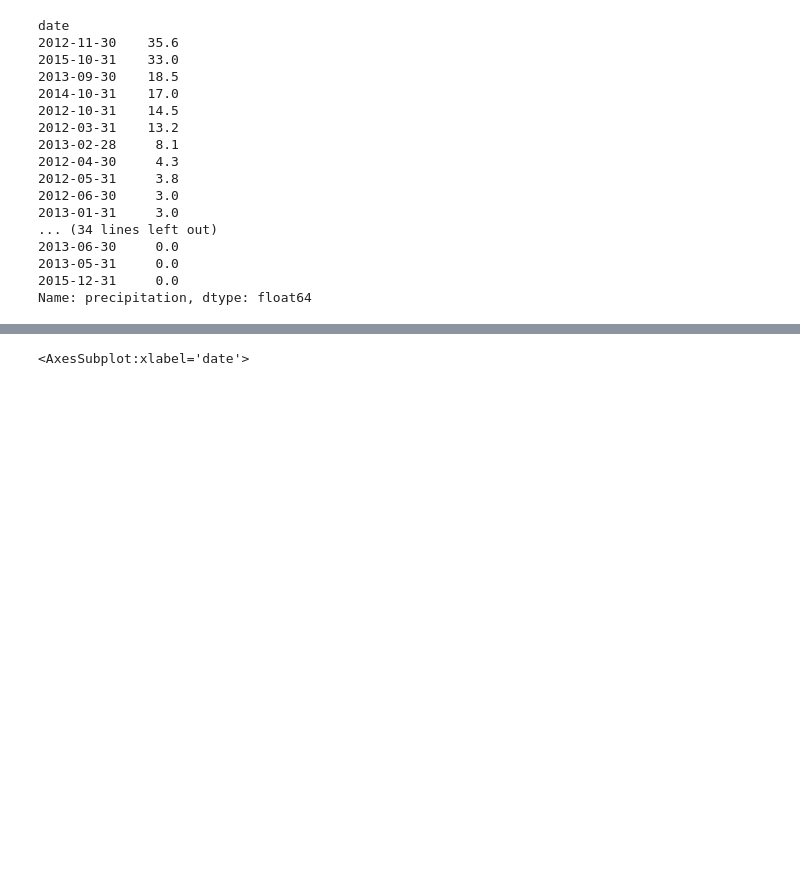
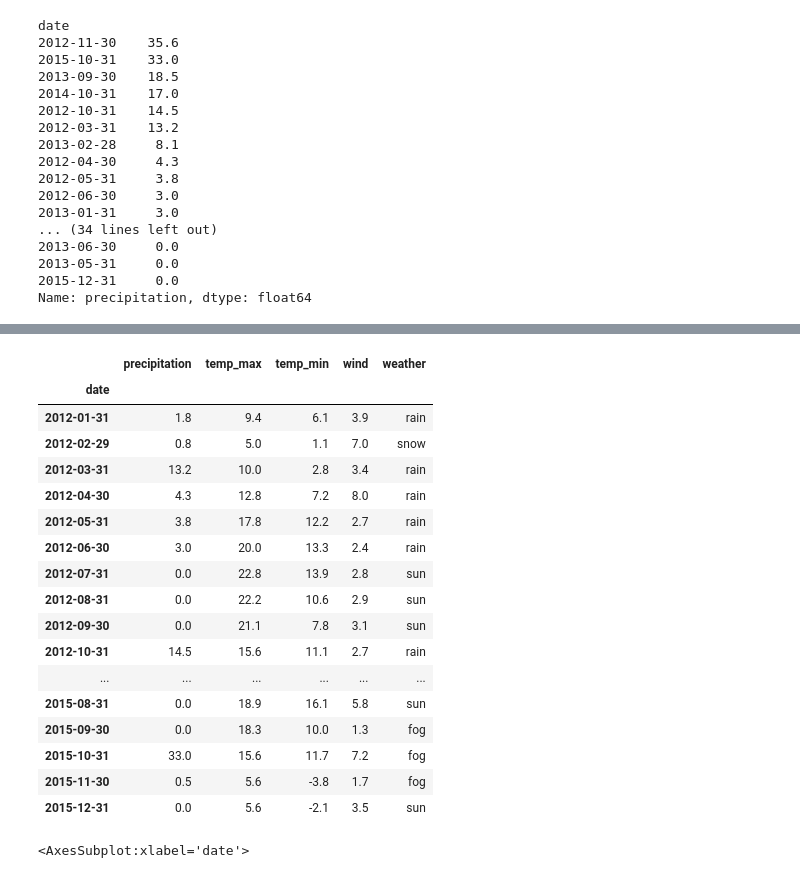
Before and after one commit to Joshua-C-Bryant/time-series-exercises, a Jupyter notebook: time-series-exercises.ipynb, the cells around one changed output, grey strips where cells are left out. Saved outputs shown, nothing was run; the diff lists cells and outputs as text; code cells hidden in the pictures; blank space fills up the shorter version.

```diff
--- a/time-series-exercises.ipynb
+++ b/time-series-exercises.ipynb
@@ -217,3 +253,25 @@ Name: precipitation, dtype: float64
+# %%
+# Need to redo this, should've done resample like the cell above
+by_month
+# %% [output]
+|  | precipitation | temp_max | temp_min | wind | weather |
+| date |  |  |  |  |  |
+| 2012-01-31 | 1.8 | 9.4 | 6.1 | 3.9 | rain |
+| 2012-02-29 | 0.8 | 5.0 | 1.1 | 7.0 | snow |
+| 2012-03-31 | 13.2 | 10.0 | 2.8 | 3.4 | rain |
+| 2012-04-30 | 4.3 | 12.8 | 7.2 | 8.0 | rain |
+| 2012-05-31 | 3.8 | 17.8 | 12.2 | 2.7 | rain |
+| 2012-06-30 | 3.0 | 20.0 | 13.3 | 2.4 | rain |
+| 2012-07-31 | 0.0 | 22.8 | 13.9 | 2.8 | sun |
+| 2012-08-31 | 0.0 | 22.2 | 10.6 | 2.9 | sun |
+| 2012-09-30 | 0.0 | 21.1 | 7.8 | 3.1 | sun |
+| 2012-10-31 | 14.5 | 15.6 | 11.1 | 2.7 | rain |
+| ... | ... | ... | ... | ... | ... |
+| 2015-08-31 | 0.0 | 18.9 | 16.1 | 5.8 | sun |
+| 2015-09-30 | 0.0 | 18.3 | 10.0 | 1.3 | fog |
+| 2015-10-31 | 33.0 | 15.6 | 11.7 | 7.2 | fog |
+| 2015-11-30 | 0.5 | 5.6 | -3.8 | 1.7 | fog |
+| 2015-12-31 | 0.0 | 5.6 | -2.1 | 3.5 | sun |
 # %%
 by_month.precipitation.plot()
 # %% [output]
```
Also changed, not shown: parts of 10 cells of this notebook.
